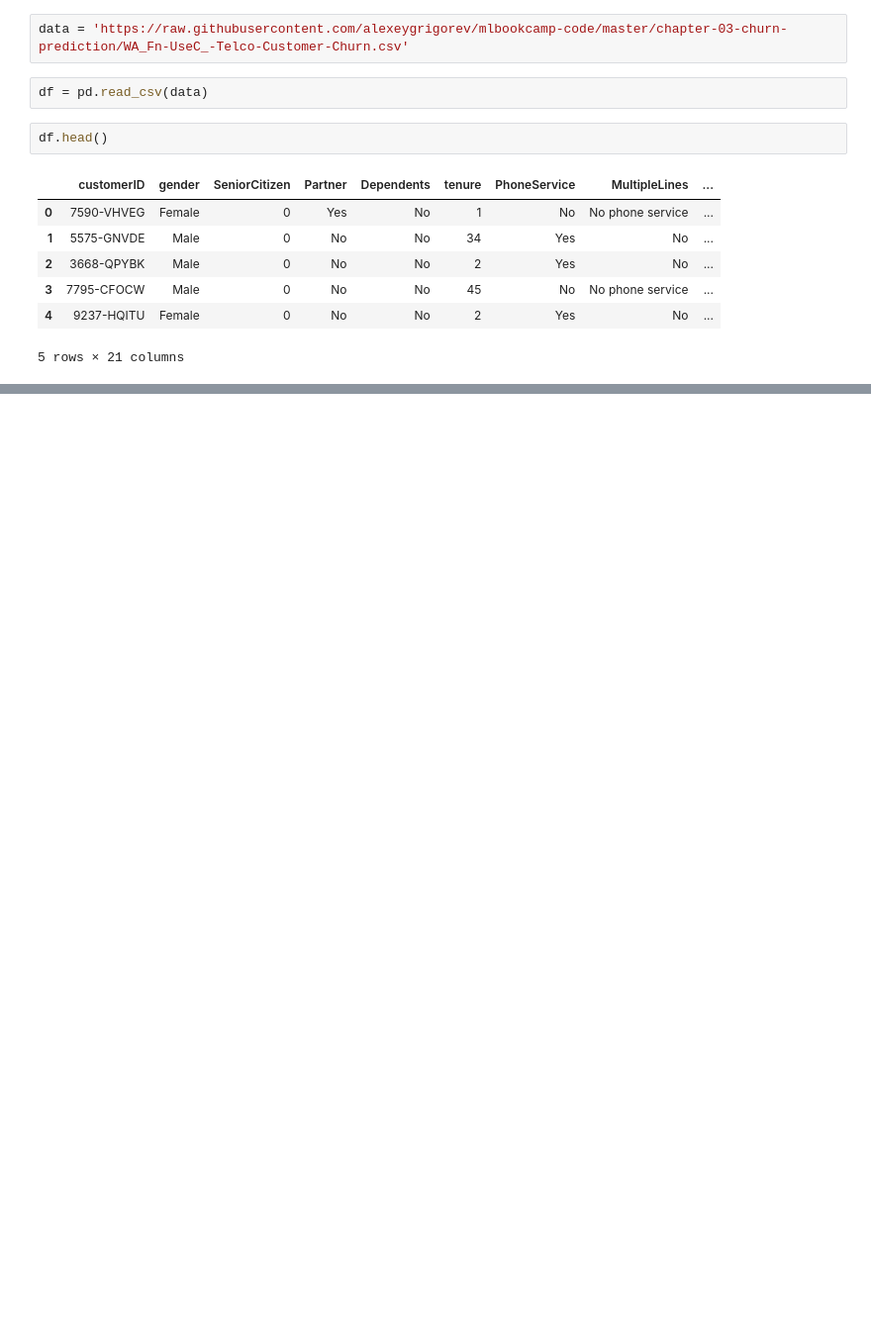
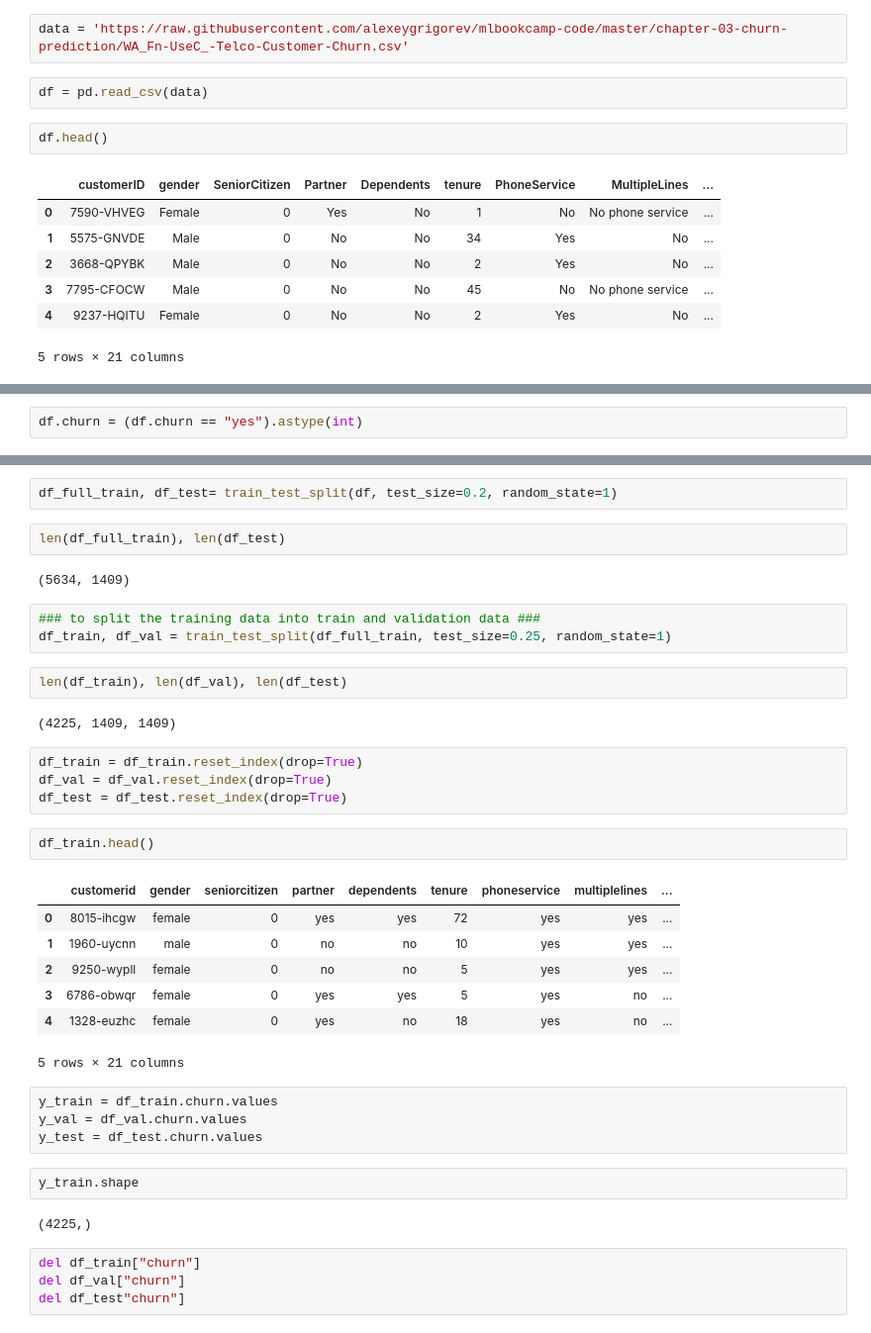
Before and after one commit to damlarici/telco-churn-prediction, a Jupyter notebook: telco-churn/telco-churn-project.ipynb, the cells around one changed output, grey strips where cells are left out. Shown at 99% size. Cells and saved outputs as stored; diff of their text form; blank space fills up the shorter version.

```diff
--- a/telco-churn/telco-churn-project.ipynb
+++ b/telco-churn/telco-churn-project.ipynb
@@ -22,0 +150,2 @@ df.head()
+# %%
+df.churn = (df.churn == "yes").astype(int)
@@ -22,0 +156,39 @@ df.head()
+# %%
+df_full_train, df_test= train_test_split(df, test_size=0.2, random_state=1)
+# %%
+len(df_full_train), len(df_test)
+# %% [output]
+(5634, 1409)
+# %%
+### to split the training data into train and validation data ###
+df_train, df_val = train_test_split(df_full_train, test_size=0.25, random_state=1)
+# %%
+len(df_train), len(df_val), len(df_test)
+# %% [output]
+(4225, 1409, 1409)
+# %%
+df_train = df_train.reset_index(drop=True)
+df_val = df_val.reset_index(drop=True)
+df_test = df_test.reset_index(drop=True)
+# %%
+df_train.head()
+# %% [output]
+|  | customerid | gender | seniorcitizen | partner | dependents | tenure | phoneservice | multiplelines | ... |
+| 0 | 8015-ihcgw | female | 0 | yes | yes | 72 | yes | yes | ... |
+| 1 | 1960-uycnn | male | 0 | no | no | 10 | yes | yes | ... |
+| 2 | 9250-wypll | female | 0 | no | no | 5 | yes | yes | ... |
+| 3 | 6786-obwqr | female | 0 | yes | yes | 5 | yes | no | ... |
+| 4 | 1328-euzhc | female | 0 | yes | no | 18 | yes | no | ... |
+5 rows × 21 columns
+# %%
+y_train = df_train.churn.values
+y_val = df_val.churn.values
+y_test = df_test.churn.values
+# %%
+y_train.shape
+# %% [output]
+(4225,)
+# %%
+del df_train["churn"]
+del df_val["churn"]
+del df_test"churn"]
```
Also changed, not shown: parts of 19 cells of this notebook, 2 other files.
